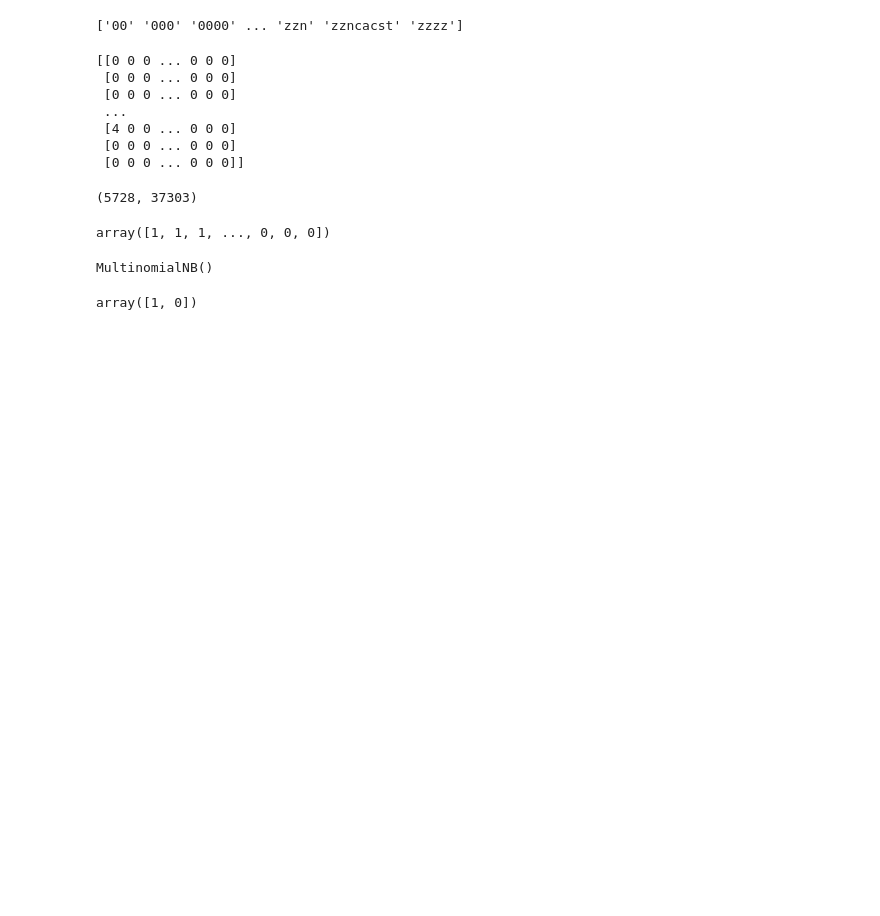
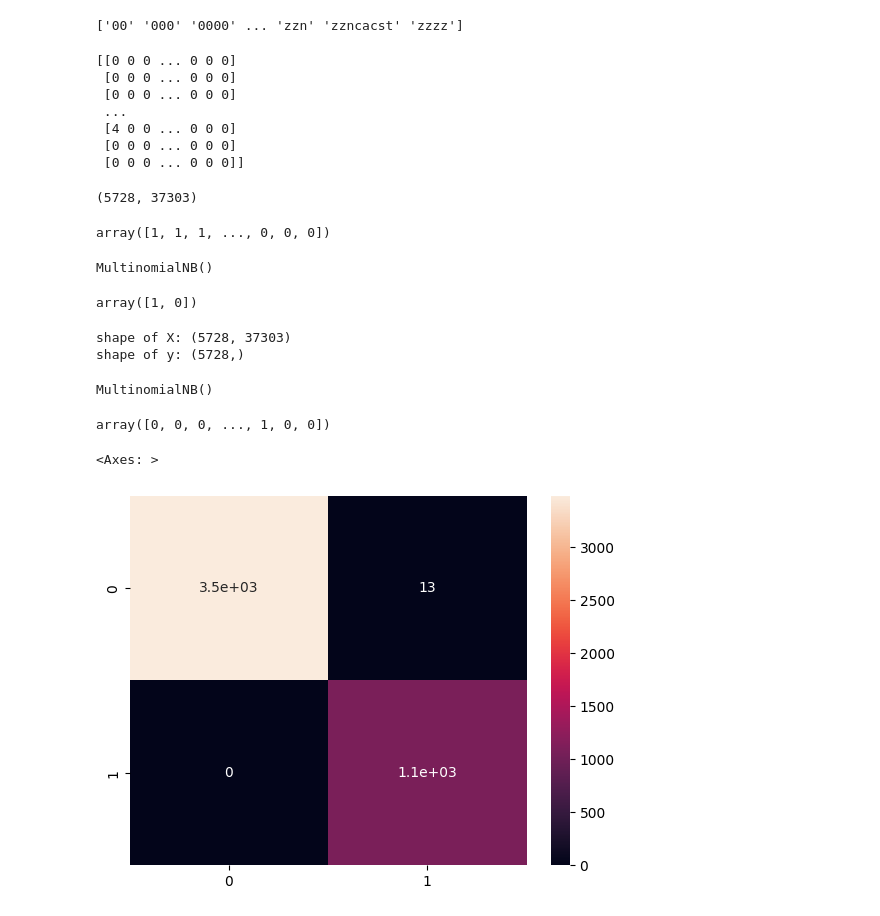
Before and after one commit to Hashim-Khan0/machine_learning_practice, a Jupyter notebook: email_spam_classification/spam_filter.ipynb, the cells around one changed output. Drawn from its saved outputs; the diff is of its cells as text; code cells hidden in the pictures; blank space fills up the shorter version.

Commit message:
here we trained the model on our full training set and plotted the testing and training on a confusion matrix with sucesfull results

```diff
--- a/email_spam_classification/spam_filter.ipynb
+++ b/email_spam_classification/spam_filter.ipynb
@@ -135,3 +135,20 @@ test_predict = NB_classifier.predict(testing_sample_countvectorizer)
 test_predict
 # %% [output]
 array([1, 0])
+# %%
+X = spamham_countvectorizer
+y = label
+
+print("shape of X:", X.shape, "\nshape of y:", y.shape)
+# %% [output]
+shape of X: (5728, 37303)
+shape of y: (5728,)
+# %%
+from sklearn.model_selection import train_test_split
+X_train, X_test, y_train, y_test = train_test_split(X, y, test_size = 0.2)
+# %%
+from sklearn.naive_bayes import MultinomialNB
+NB_classifier = MultinomialNB()
+NB_classifier.fit(X_train, y_train)
+# %% [output]
+MultinomialNB()
@@ -137,0 +157,11 @@ array([1, 0])
+# %%
+y_predict_train = NB_classifier.predict(X_train)
+y_predict_train
+# %% [output]
+array([0, 0, 0, ..., 1, 0, 0])
+# %%
+cm = confusion_matrix(y_train, y_predict_train)
+sns.heatmap(cm, annot = True)
+# %% [output]
+<Axes: >
+[figure, added]
```
Also changed, not shown: parts of 3 cells of this notebook.
